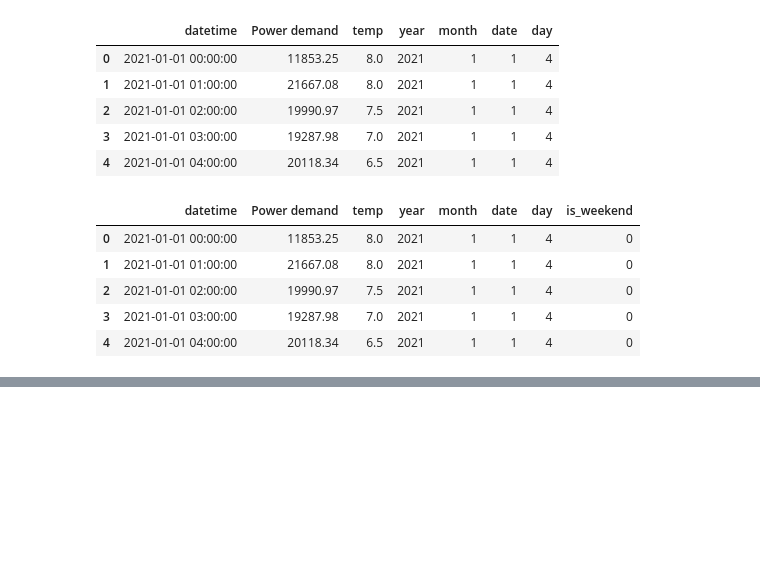
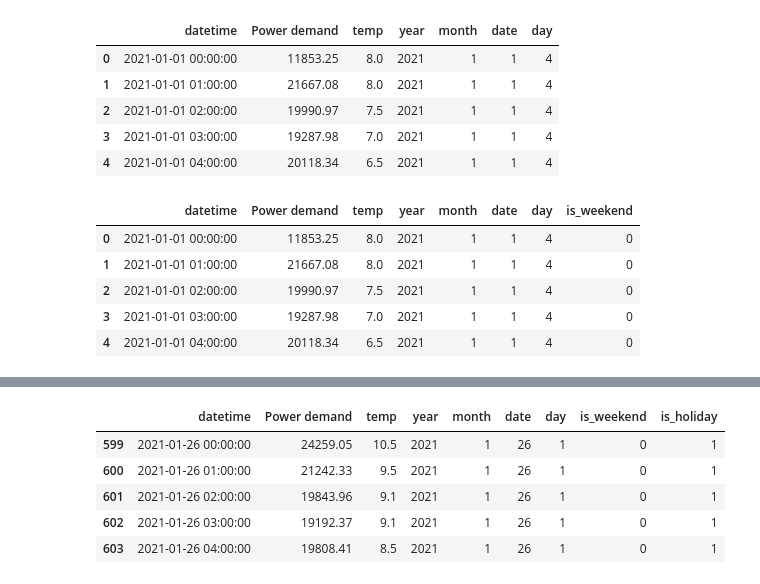
Before and after one commit to halsangihs/miniProject, a Jupyter notebook: main.ipynb, the cells around one changed output, grey strips where cells are left out. Saved outputs shown, nothing was run; the diff lists cells and outputs as text; code cells hidden in the pictures; blank space fills up the shorter version.

```diff
--- a/main.ipynb
+++ b/main.ipynb
@@ -151,0 +137,10 @@ print(df.head(50))
+# %%
+df_demo = df[(df["year"] == 2021) & (df["month"] == 1) & (df["date"] == 26)]
+df_demo.head()
+# %% [output]
+|  | datetime | Power demand | temp | year | month | date | day | is_weekend | is_holiday |
+| 599 | 2021-01-26 00:00:00 | 24259.05 | 10.5 | 2021 | 1 | 26 | 1 | 0 | 1 |
+| 600 | 2021-01-26 01:00:00 | 21242.33 | 9.5 | 2021 | 1 | 26 | 1 | 0 | 1 |
+| 601 | 2021-01-26 02:00:00 | 19843.96 | 9.1 | 2021 | 1 | 26 | 1 | 0 | 1 |
+| 602 | 2021-01-26 03:00:00 | 19192.37 | 9.1 | 2021 | 1 | 26 | 1 | 0 | 1 |
+| 603 | 2021-01-26 04:00:00 | 19808.41 | 8.5 | 2021 | 1 | 26 | 1 | 0 | 1 |
```
Also changed, not shown: parts of 3 cells of this notebook.
